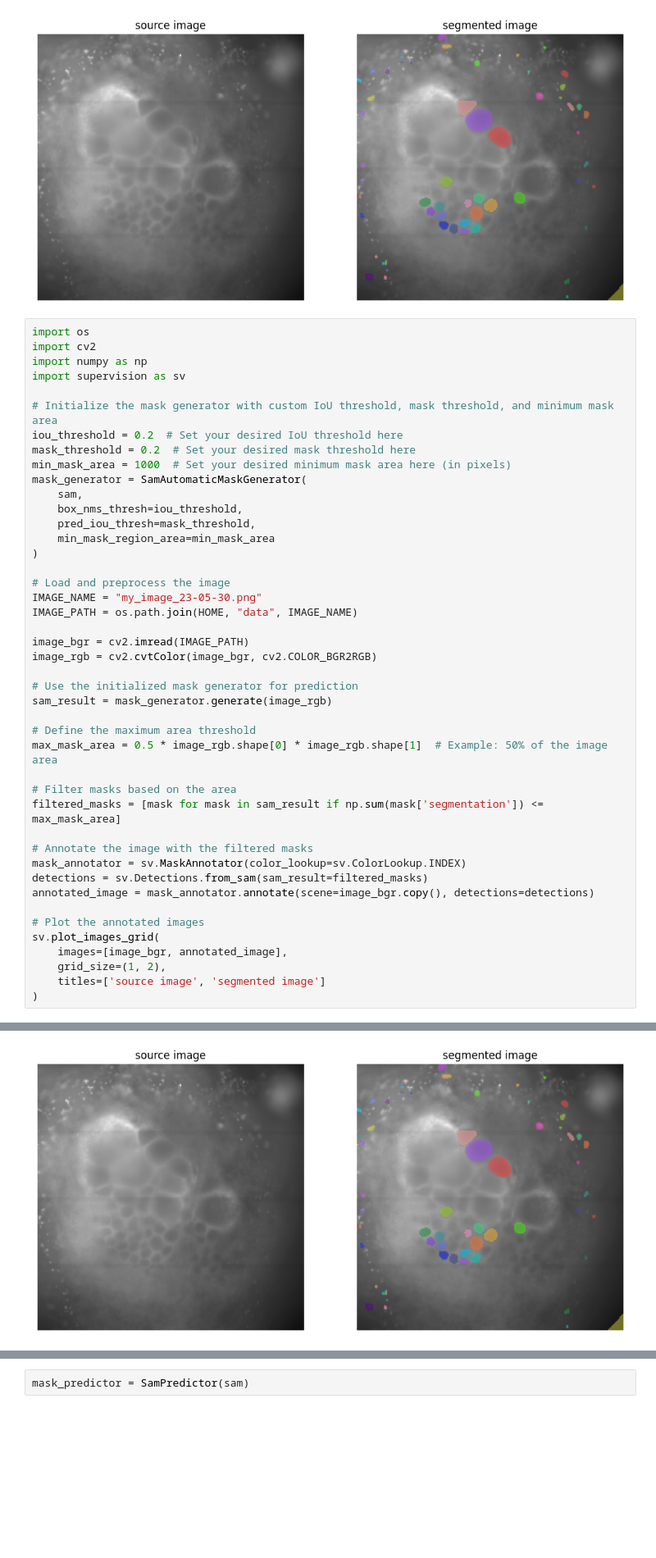
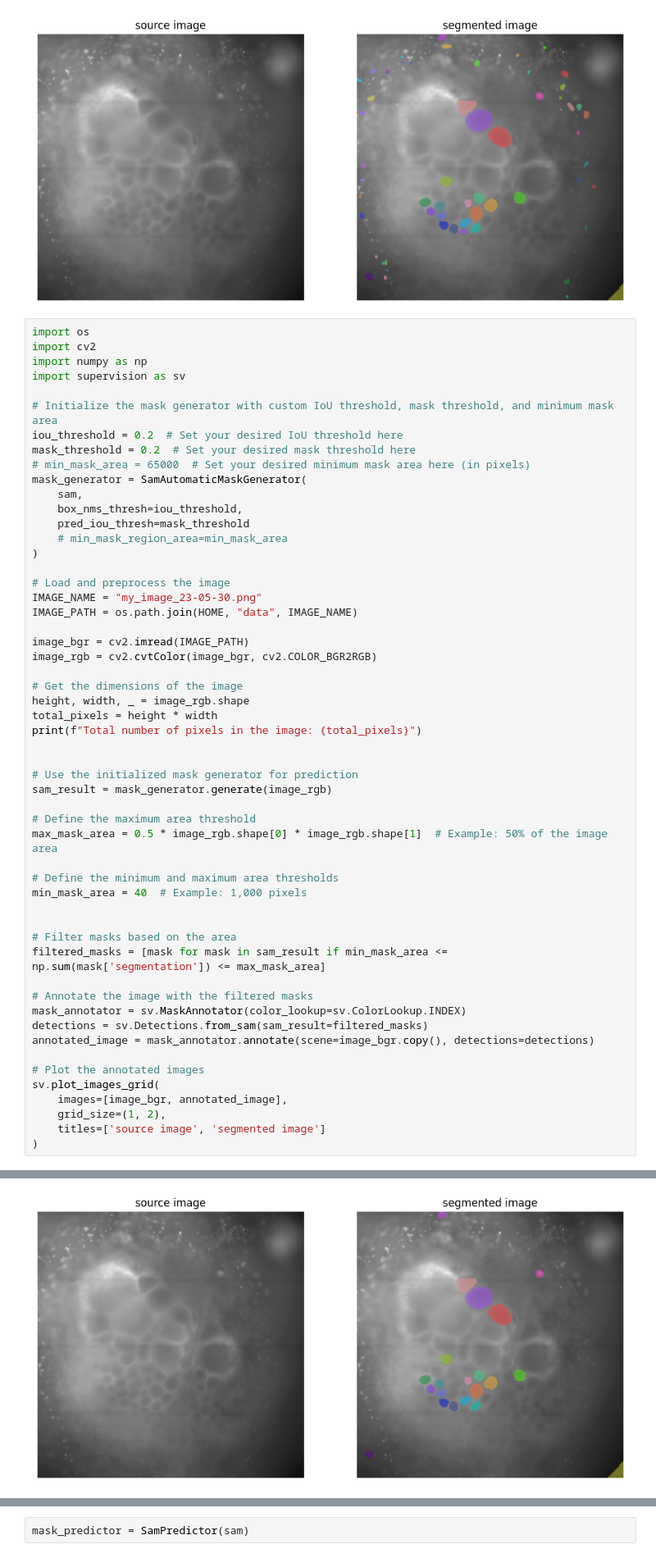
Before and after one commit to svanaki1/TESTING, a Jupyter notebook: notebooks/how-to-segment-anything-with-sam.ipynb, the cells around one changed output, grey strips where cells are left out. Shown at 82% size. Cells and saved outputs as stored; diff of their text form; blank space fills up the shorter version.

```diff
--- a/notebooks/how-to-segment-anything-with-sam.ipynb
+++ b/notebooks/how-to-segment-anything-with-sam.ipynb
@@ -263,12 +263,12 @@ import supervision as sv
 # Initialize the mask generator with custom IoU threshold, mask threshold, and minimum mask area
 iou_threshold = 0.2  # Set your desired IoU threshold here
 mask_threshold = 0.2  # Set your desired mask threshold here
-min_mask_area = 1000  # Set your desired minimum mask area here (in pixels)
+# min_mask_area = 65000  # Set your desired minimum mask area here (in pixels)
 mask_generator = SamAutomaticMaskGenerator(
     sam,
     box_nms_thresh=iou_threshold,
-    pred_iou_thresh=mask_threshold,
-    min_mask_region_area=min_mask_area
+    pred_iou_thresh=mask_threshold
+    # min_mask_region_area=min_mask_area
 )
 
 # Load and preprocess the image
@@ -278,14 +278,24 @@ IMAGE_PATH = os.path.join(HOME, "data", IMAGE_NAME)
 image_bgr = cv2.imread(IMAGE_PATH)
 image_rgb = cv2.cvtColor(image_bgr, cv2.COLOR_BGR2RGB)
 
+# Get the dimensions of the image
+height, width, _ = image_rgb.shape
+total_pixels = height * width
+print(f"Total number of pixels in the image: {total_pixels}")
+
+
 # Use the initialized mask generator for prediction
 sam_result = mask_generator.generate(image_rgb)
 
 # Define the maximum area threshold
 max_mask_area = 0.5 * image_rgb.shape[0] * image_rgb.shape[1]  # Example: 50% of the image area
 
+# Define the minimum and maximum area thresholds
+min_mask_area = 40  # Example: 1,000 pixels
+
+
 # Filter masks based on the area
-filtered_masks = [mask for mask in sam_result if np.sum(mask['segmentation']) <= max_mask_area]
+filtered_masks = [mask for mask in sam_result if min_mask_area <= np.sum(mask['segmentation']) <= max_mask_area]
 
 # Annotate the image with the filtered masks
 mask_annotator = sv.MaskAnnotator(color_lookup=sv.ColorLookup.INDEX)
@@ -302 +313 @@ sv.plot_images_grid(
-[figure, old version]
+[figure, new version]
```
Also changed, not shown: parts of 8 cells of this notebook.
